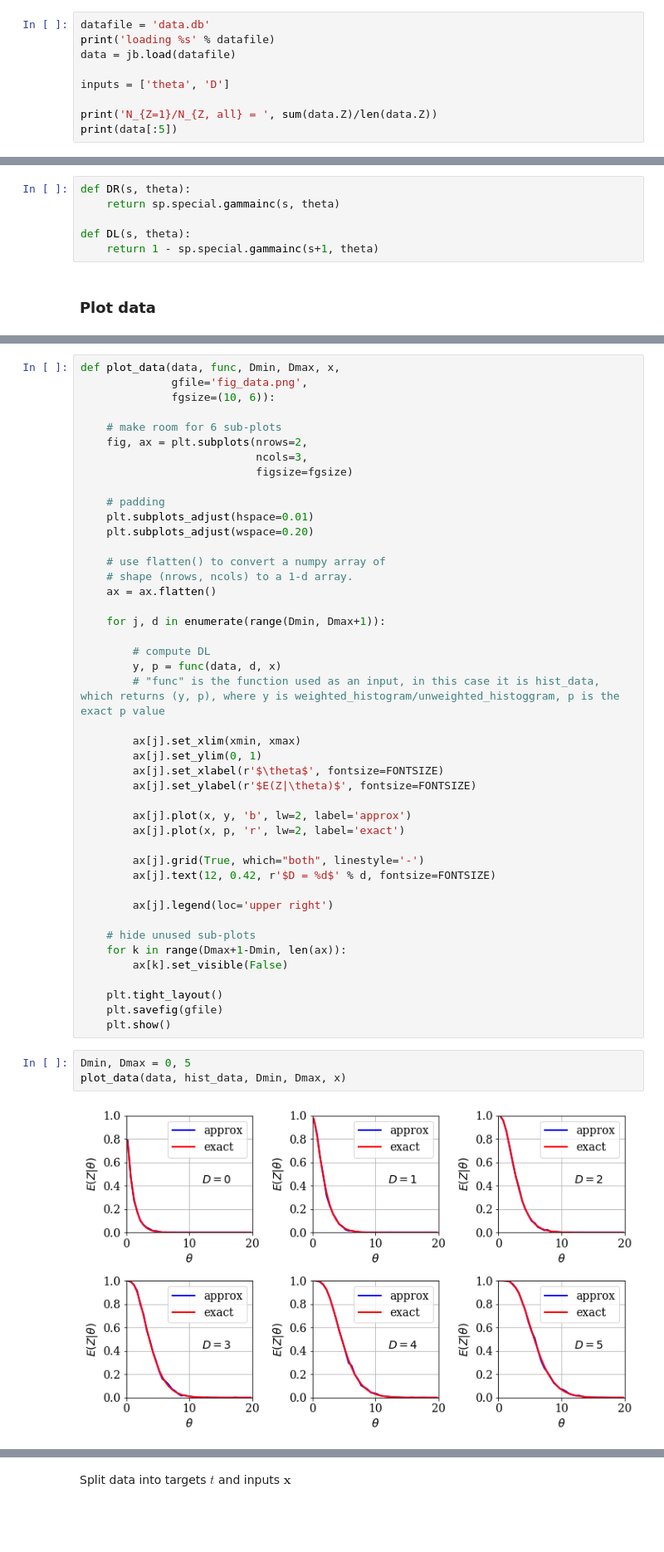
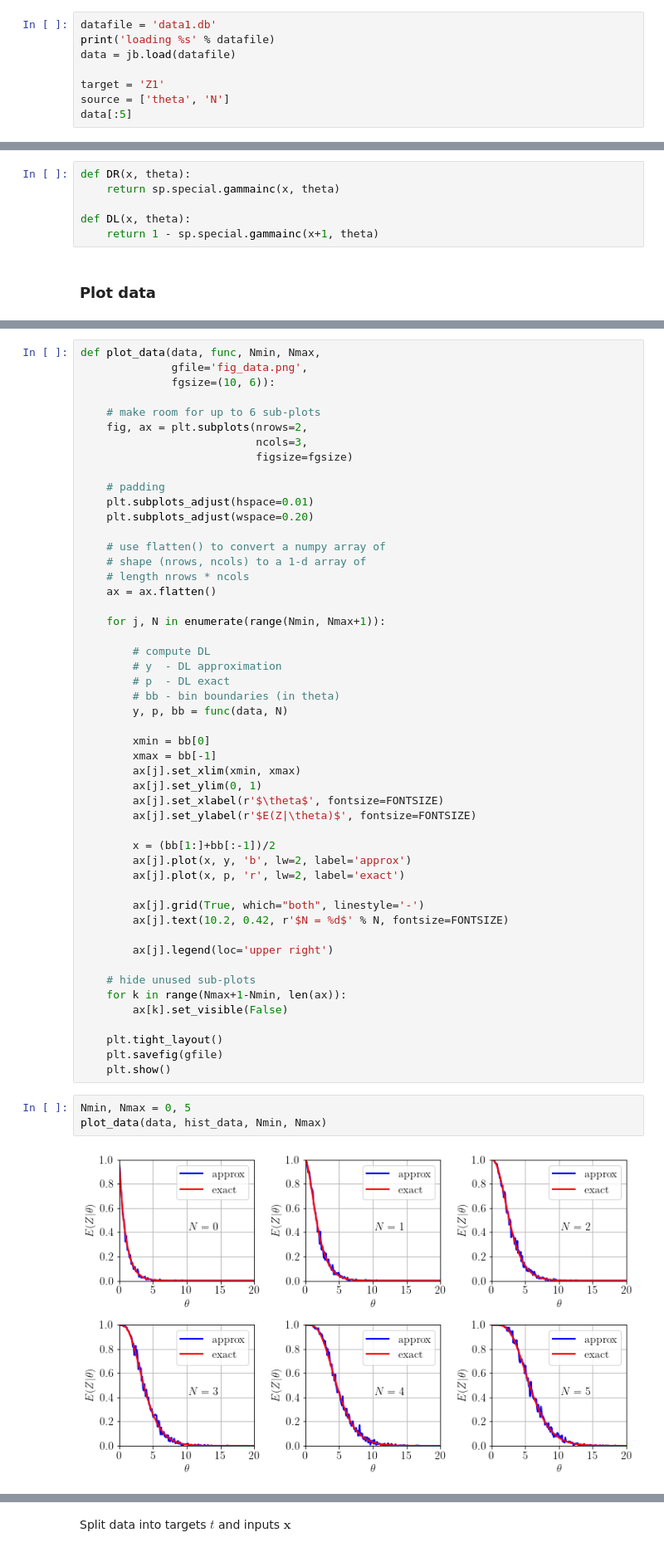
Before and after one commit to AliAlkadhim/LFI_HEP, a Jupyter notebook: tutorials/LFI_train.ipynb, the cells around one changed output, grey strips where cells are left out. Shown at 83% size. Saved outputs shown, nothing was run; the diff lists cells and outputs as text; blank space fills up the shorter version.

```diff
--- a/tutorials/LFI_train.ipynb
+++ b/tutorials/LFI_train.ipynb
@@ -132,12 +131,11 @@ rnd  = np.random.RandomState(seed)
 # %% [markdown]
 ### Load data
 # %%
-datafile = 'data.db'
+datafile = 'data1.db'
 print('loading %s' % datafile)
 data = jb.load(datafile)
 
-inputs = ['theta', 'D']
-
-print('N_{Z=1}/N_{Z, all} = ', sum(data.Z)/len(data.Z))
-print(data[:5])
+target = 'Z1'
+source = ['theta', 'N']
+data[:5]
 # %% [output]
@@ -161,9 +157,9 @@ Where $P(\alpha, x)=\int_{0}^{x} t^{\alpha-1} \exp (-t) d t / \Gamma(\alpha)$ is
 # %%
-def DR(s, theta):
-    return sp.special.gammainc(s, theta)
+def DR(x, theta):
+    return sp.special.gammainc(x, theta)
 
-def DL(s, theta):
-    return 1 - sp.special.gammainc(s+1, theta)
+def DL(x, theta):
+    return 1 - sp.special.gammainc(x+1, theta)
 # %% [markdown]
 ### Plot data
 # %% [markdown]
@@ -205,9 +210,9 @@ def hist_data(data, D, x):
 # %%
-def plot_data(data, func, Dmin, Dmax, x,
+def plot_data(data, func, Nmin, Nmax,
               gfile='fig_data.png',
               fgsize=(10, 6)):
 
-    # make room for 6 sub-plots
+    # make room for up to 6 sub-plots
     fig, ax = plt.subplots(nrows=2,
                            ncols=3,
                            figsize=fgsize)
@@ -217,40 +222,46 @@ def plot_data(data, func, Dmin, Dmax, x,
     plt.subplots_adjust(wspace=0.20)
 
     # use flatten() to convert a numpy array of
-    # shape (nrows, ncols) to a 1-d array.
+    # shape (nrows, ncols) to a 1-d array of
+    # length nrows * ncols
     ax = ax.flatten()
 
-    for j, d in enumerate(range(Dmin, Dmax+1)):
+    for j, N in enumerate(range(Nmin, Nmax+1)):
 
         # compute DL
-        y, p = func(data, d, x)
-        # "func" is the function used as an input, in this case it is hist_data, which returns (y, p), where y is weighted_histogram/unweighted_histoggram, p is the exact p value
+        # y  - DL approximation
+        # p  - DL exact
+        # bb - bin boundaries (in theta)
+        y, p, bb = func(data, N)
 
+        xmin = bb[0]
+        xmax = bb[-1]
         ax[j].set_xlim(xmin, xmax)
         ax[j].set_ylim(0, 1)
         ax[j].set_xlabel(r'$\theta$', fontsize=FONTSIZE)
         ax[j].set_ylabel(r'$E(Z|\theta)$', fontsize=FONTSIZE)
 
+        x = (bb[1:]+bb[:-1])/2
         ax[j].plot(x, y, 'b', lw=2, label='approx')
         ax[j].plot(x, p, 'r', lw=2, label='exact')
 
         ax[j].grid(True, which="both", linestyle='-')
-        ax[j].text(12, 0.42, r'$D = %d$' % d, fontsize=FONTSIZE)
+        ax[j].text(10.2, 0.42, r'$N = %d$' % N, fontsize=FONTSIZE)
 
         ax[j].legend(loc='upper right')
 
     # hide unused sub-plots
-    for k in range(Dmax+1-Dmin, len(ax)):
+    for k in range(Nmax+1-Nmin, len(ax)):
         ax[k].set_visible(False)
 
     plt.tight_layout()
     plt.savefig(gfile)
     plt.show()
 # %%
-Dmin, Dmax = 0, 5
-plot_data(data, hist_data, Dmin, Dmax, x)
+Nmin, Nmax = 0, 5
+plot_data(data, hist_data, Nmin, Nmax)
 # %% [output]
-[figure, old version]
+[figure, new version]
 # %% [markdown]
 ### Train, validation, and test sets
 There is some confusion in terminology regarding validation and test samples (or sets). We shall adhere to the defintions given here https://machinelearningmastery.com/difference-test-validation-datasets/):
```
Also changed, not shown: parts of 17 cells of this notebook, 3 other files.
